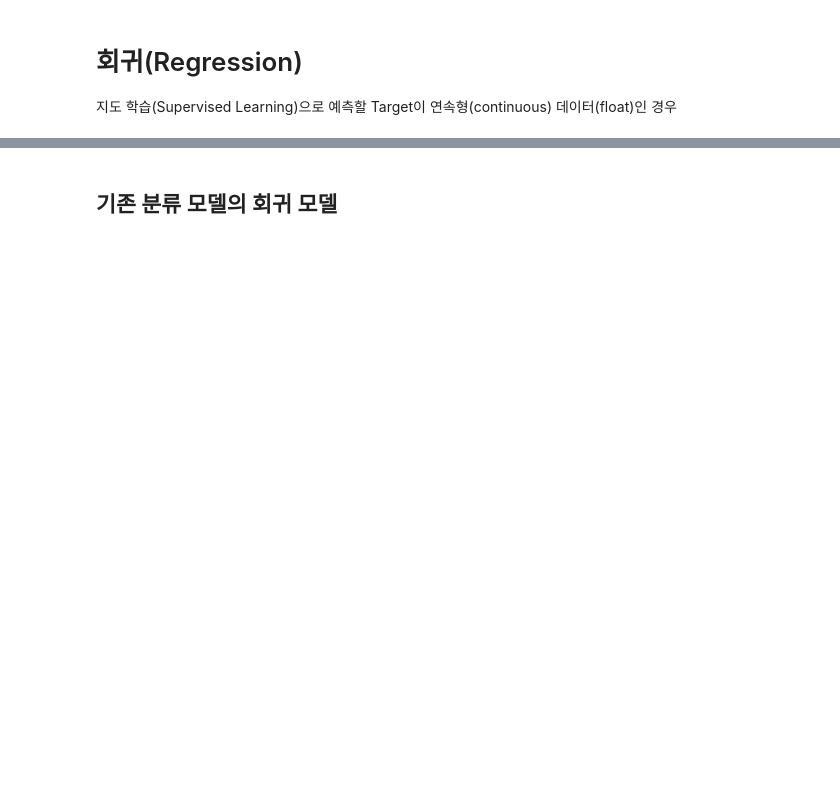
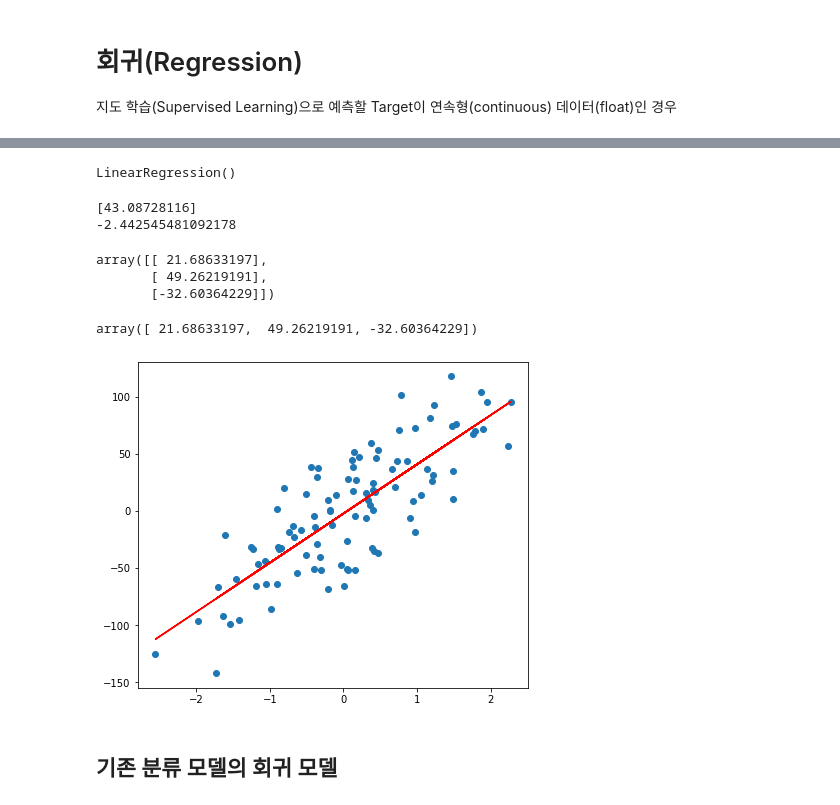
Before and after one commit to purple-cabbage0030/class_review, a Jupyter notebook: 11.MachineLearning/12_회귀모델개요와 평가지표.ipynb, the cells around one changed output, grey strips where cells are left out. Saved outputs shown, nothing was run; the diff lists cells and outputs as text; code cells hidden in the pictures; blank space fills up the shorter version.

```diff
--- a/11.MachineLearning/12_회귀모델개요와 평가지표.ipynb
+++ b/11.MachineLearning/12_회귀모델개요와 평가지표.ipynb
@@ -38,2 +159,37 @@
+# %%
+lr = LinearRegression()
+lr.fit(X, y)
+# %% [output]
+LinearRegression()
+# %%
+# LR.coef_ : feature별 가중치, LR.intercept_ : bias 반환
+print(lr.coef_)  # feature가 1개라 1개만 나옴.
+print(lr.intercept_)
+# %% [output]
+[43.08728116]
+-2.442545481092178
+# %%
+def my_pred(X):
+    return lr.coef_[0] * X + lr.intercept_
+# %%
+new_X = np.array(new_X)
+my_pred(new_X)
+# %% [output]
+array([[ 21.68633197],
+       [ 49.26219191],
+       [-32.60364229]])
+# %%
+lr.predict(new_X)
+# %% [output]
+array([ 21.68633197,  49.26219191, -32.60364229])
+# %%
+plt.figure(figsize=(7,6))
+plt.scatter(X, y)
+y_hat = my_pred(X)
+plt.plot(X, y_hat, color='red')  # 회귀선
+
+plt.show()
+# %% [output]
+[figure, added]
 # %% [markdown]
 ## 기존 분류 모델의 회귀 모델
```
Also changed, not shown: parts of 32 cells of this notebook.
